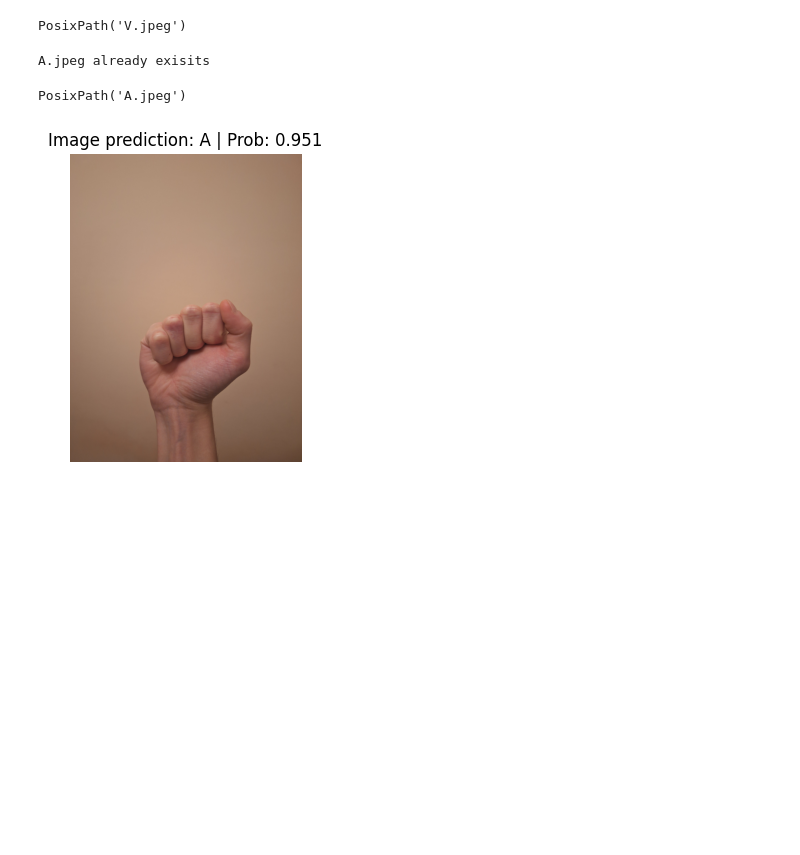
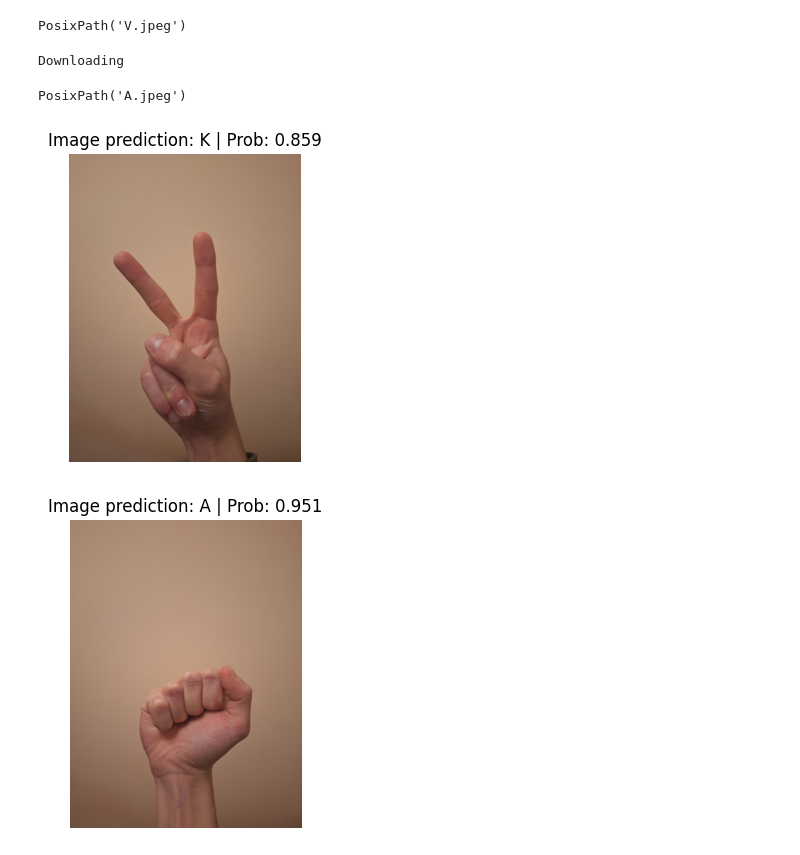
Before and after one commit to ruus77/-AmericanSignLanguagePredictions, a Jupyter notebook: AmericanSignLanguagePredictions.ipynb, the cells around one changed output. Drawn from its saved outputs; the diff is of its cells as text; code cells hidden in the pictures; blank space fills up the shorter version.

```diff
--- a/AmericanSignLanguagePredictions.ipynb
+++ b/AmericanSignLanguagePredictions.ipynb
@@ -533,11 +539,11 @@ print(f"Model saved as: effnet_b0.pth")
 Model saved as: effnet_b0.pth
 # %%
 import requests
-img = data_path / "V.jpeg"
+img = data_path / "K.jpeg"
 
 if not img.is_file():
   with open(img, "wb") as f:
-    request = requests.get("https://github.com/ruus77/-AmericanSignLanguagePredictions/raw/main/test_1_%22V%22.jpg")
+    request = requests.get("https://github.com/ruus77/-AmericanSignLanguagePredictions/raw/main/test_2_V.jpg")
     print(f"Downloading")
     f.write(request.content)
 
@@ -560,7 +566,7 @@ else:
   print(f"{img_2} already exisits")
 img_2
 # %% [output]
-A.jpeg already exisits
+Downloading
 PosixPath('A.jpeg')
 # %%
 from typing import Tuple
@@ -585,6 +591,14 @@ def custom_image(model: nn.Module,
   plt.axis(False)
   plt.title(f"Label of image:")
   plt.title(f"Image prediction: {class_names[target_image_pred_label]} | Prob: {y_pred_labels.max():.3f}");
+# %%
+custom_image(model=effnet_b0,
+             device=device,
+             transforms=data_transform,
+             image_path=img,
+             image_size=(224, 224))
+# %% [output]
+[figure, added]
 # %%
 custom_image(model=effnet_b0,
              device=device,
```
Also changed, not shown: parts of 13 cells of this notebook.
